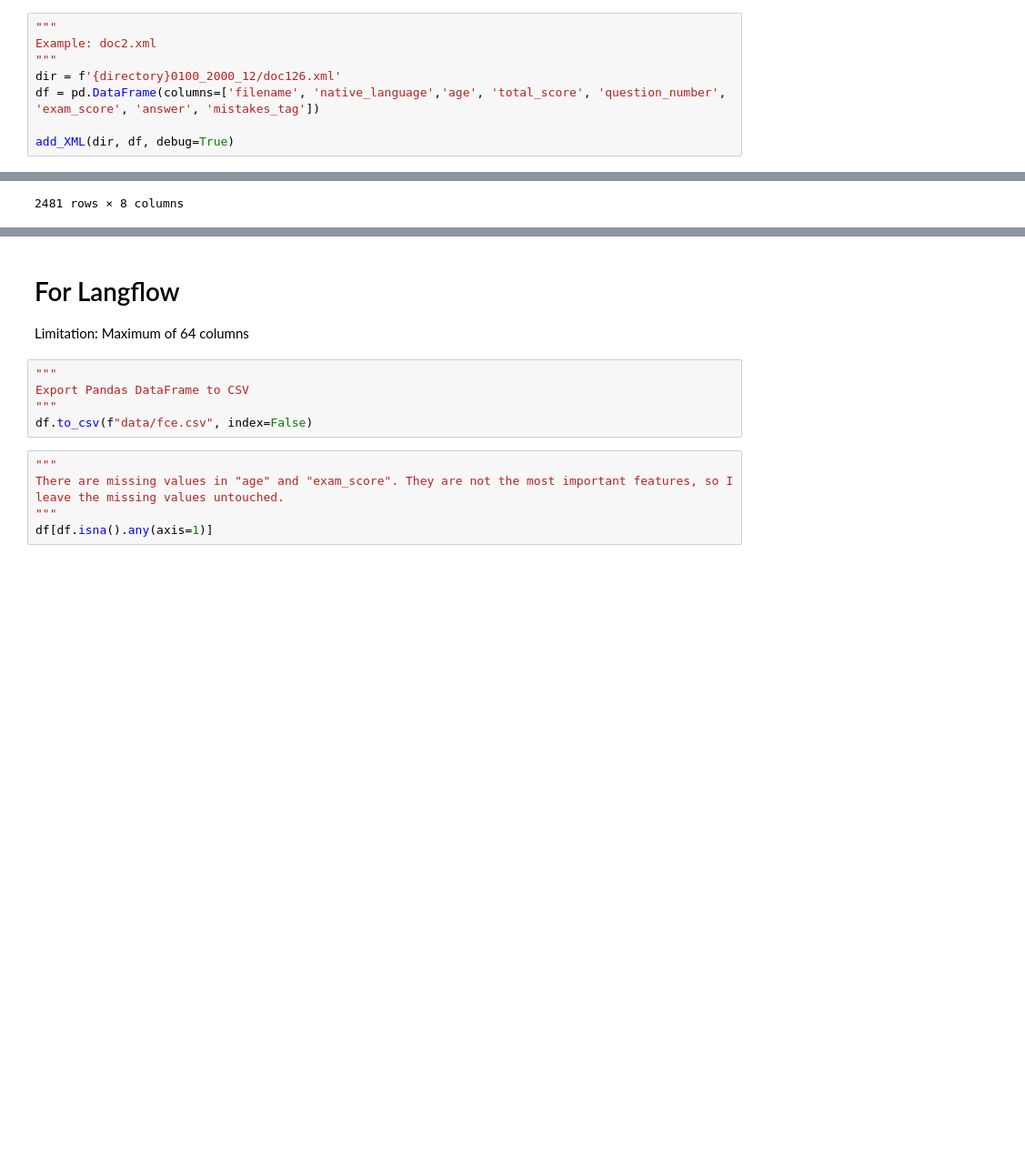
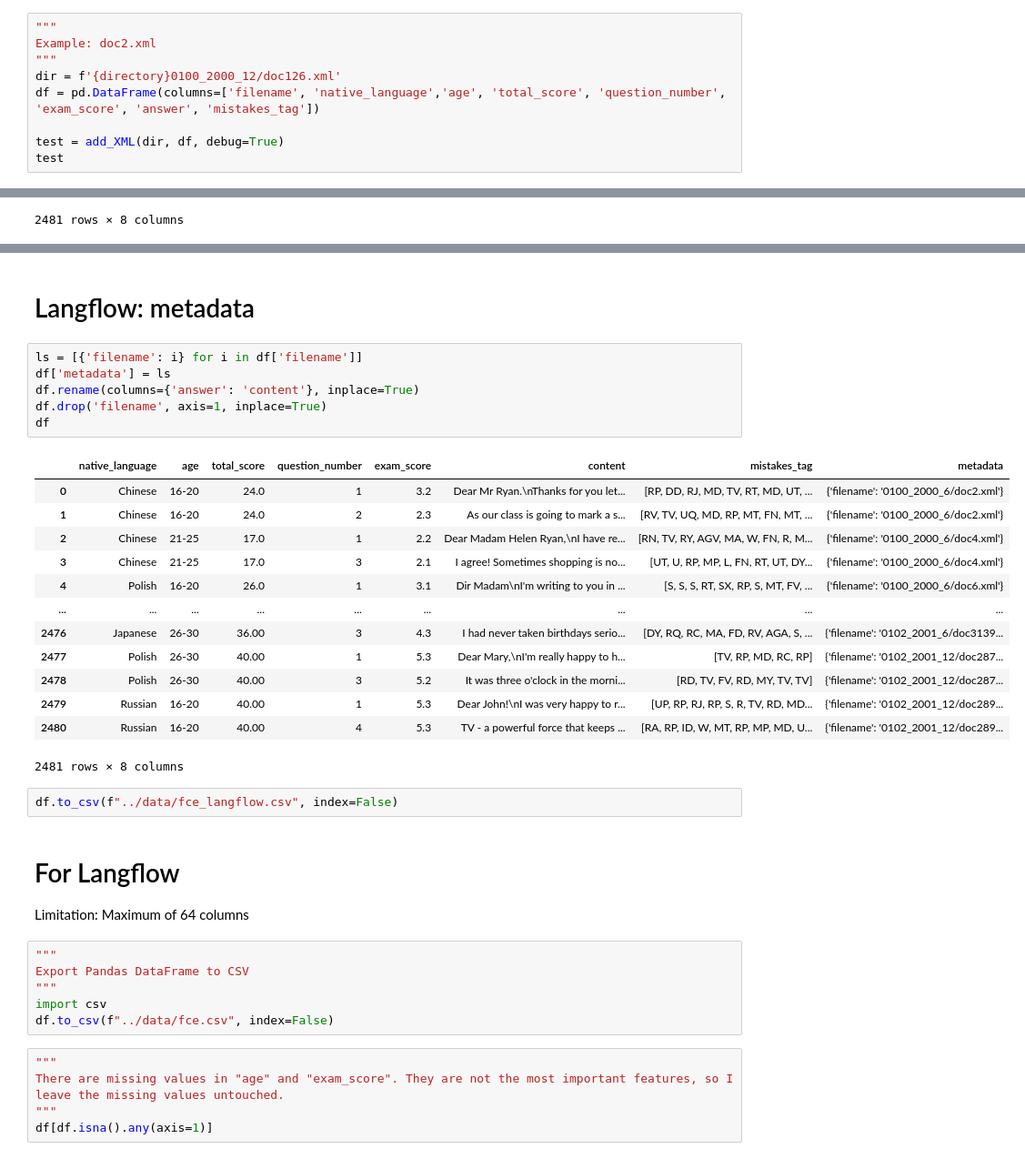
Before and after one commit to anjieliu121/LIN371_Project, a Jupyter notebook: read_data/Transform_FCE.ipynb, the cells around one changed output, grey strips where cells are left out. Shown at 91% size. Cells and saved outputs as stored; diff of their text form; blank space fills up the shorter version.

```diff
--- a/read_data/Transform_FCE.ipynb
+++ b/read_data/Transform_FCE.ipynb
@@ -140,7 +140,8 @@ Example: doc2.xml
 dir = f'{directory}0100_2000_12/doc126.xml'
 df = pd.DataFrame(columns=['filename', 'native_language','age', 'total_score', 'question_number', 'exam_score', 'answer', 'mistakes_tag'])
 
-add_XML(dir, df, debug=True)
+test = add_XML(dir, df, debug=True)
+test
 # %% [output]
 Native Language: Italian, Age: 21-25, Total Score: 24.00
 ----Question Number: 1, Exam Score: 3.1
@@ -203,3 +250,27 @@ df
+# %% [markdown]
+# Langflow: metadata
+# %%
+ls = [{'filename': i} for i in df['filename']]
+df['metadata'] = ls
+df.rename(columns={'answer': 'content'}, inplace=True)
+df.drop('filename', axis=1, inplace=True)
+df
+# %% [output]
+|  | native_language | age | total_score | question_number | exam_score | content | mistakes_tag | metadata |
+| 0 | Chinese | 16-20 | 24.0 | 1 | 3.2 | Dear Mr Ryan.\nThanks for you let... | [RP, DD, RJ, MD, TV, RT, MD, UT, ... | {'filename': '0100_2000_6/doc2.xml'} |
+| 1 | Chinese | 16-20 | 24.0 | 2 | 2.3 | As our class is going to mark a s... | [RV, TV, UQ, MD, RP, MT, FN, MT, ... | {'filename': '0100_2000_6/doc2.xml'} |
+| 2 | Chinese | 21-25 | 17.0 | 1 | 2.2 | Dear Madam Helen Ryan,\nI have re... | [RN, TV, RY, AGV, MA, W, FN, R, M... | {'filename': '0100_2000_6/doc4.xml'} |
+| 3 | Chinese | 21-25 | 17.0 | 3 | 2.1 | I agree! Sometimes shopping is no... | [UT, U, RP, MP, L, FN, RT, UT, DY... | {'filename': '0100_2000_6/doc4.xml'} |
+| 4 | Polish | 16-20 | 26.0 | 1 | 3.1 | Dir Madam\nI'm writing to you in ... | [S, S, S, RT, SX, RP, S, MT, FV, ... | {'filename': '0100_2000_6/doc6.xml'} |
+| ... | ... | ... | ... | ... | ... | ... | ... | ... |
+| 2476 | Japanese | 26-30 | 36.00 | 3 | 4.3 | I had never taken birthdays serio... | [DY, RQ, RC, MA, FD, RV, AGA, S, ... | {'filename': '0102_2001_6/doc3139... |
+| 2477 | Polish | 26-30 | 40.00 | 1 | 5.3 | Dear Mary,\nI'm really happy to h... | [TV, RP, MD, RC, RP] | {'filename': '0102_2001_12/doc287... |
+| 2478 | Polish | 26-30 | 40.00 | 3 | 5.2 | It was three o'clock in the morni... | [RD, TV, FV, RD, MY, TV, TV] | {'filename': '0102_2001_12/doc287... |
+| 2479 | Russian | 16-20 | 40.00 | 1 | 5.3 | Dear John!\nI was very happy to r... | [UP, RP, RJ, RP, S, R, TV, RD, MD... | {'filename': '0102_2001_12/doc289... |
+| 2480 | Russian | 16-20 | 40.00 | 4 | 5.3 | TV - a powerful force that keeps ... | [RA, RP, ID, W, MT, RP, MP, MD, U... | {'filename': '0102_2001_12/doc289... |
+2481 rows × 8 columns
+# %%
+df.to_csv(f"../data/fce_langflow.csv", index=False)
 # %% [markdown]
 # For Langflow
 Limitation: Maximum of 64 columns
@@ -207,7 +278,8 @@ Limitation: Maximum of 64 columns
 """
 Export Pandas DataFrame to CSV
 """
-df.to_csv(f"data/fce.csv", index=False)
+import csv
+df.to_csv(f"../data/fce.csv", index=False)
 # %%
 """
 There are missing values in "age" and "exam_score". They are not the most important features, so I leave the missing values untouched.
```
Also changed, not shown: parts of 11 cells of this notebook, 11 other files.
